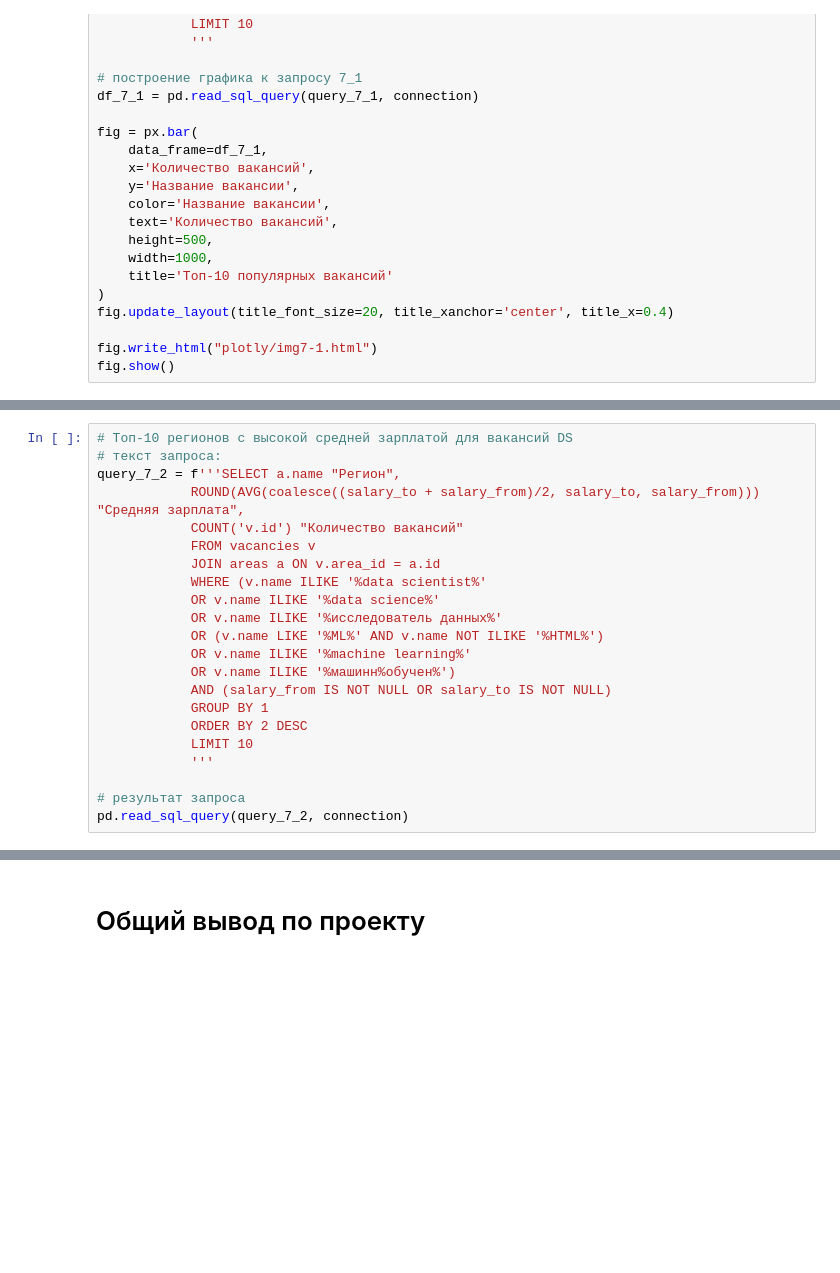
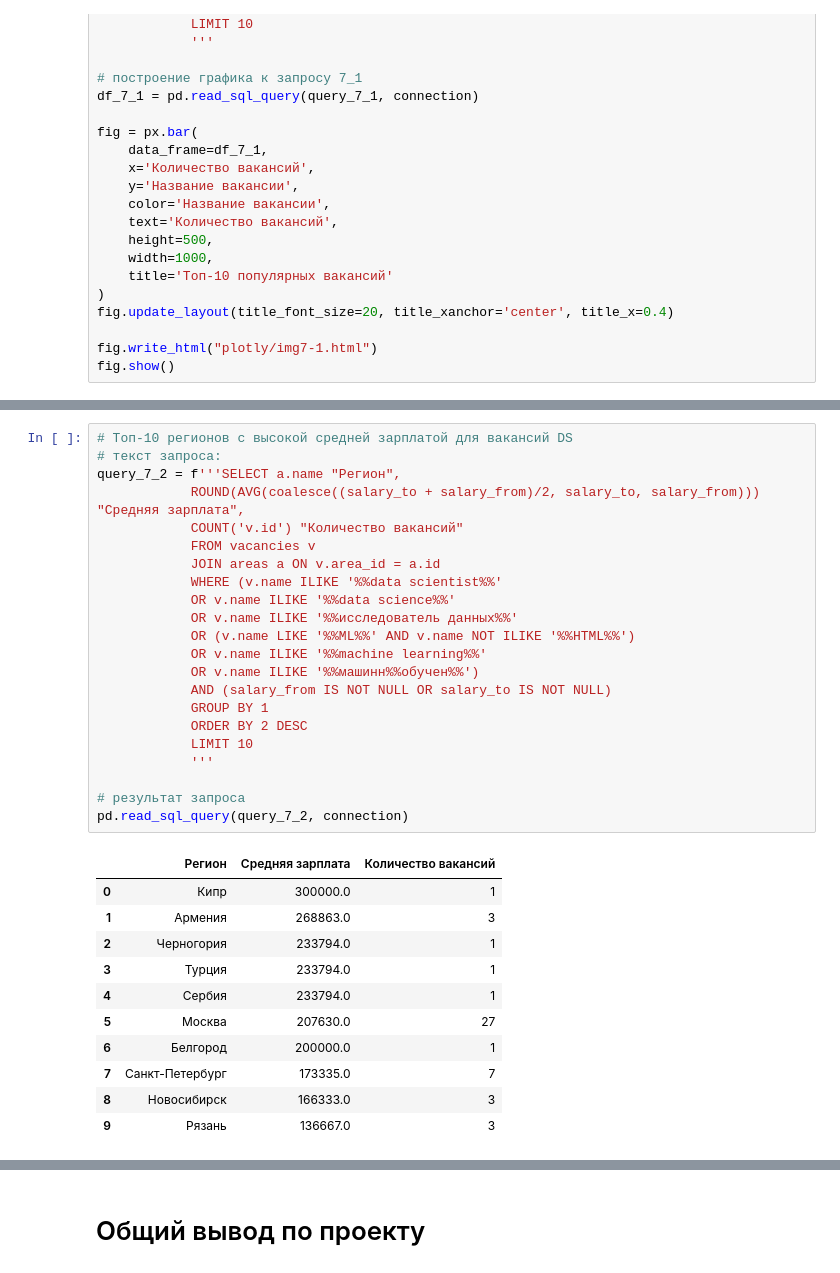
Before and after one commit to Yul-Art/SF-DST, a Jupyter notebook: PROJECT-2. Анализ вакансий из HeadHunter/Project_2_Анализ_вакансий_HH.ipynb, the cells around one changed output, grey strips where cells are left out. Cells and saved outputs as stored; diff of their text form; blank space fills up the shorter version.

```diff
--- a/PROJECT-2. Анализ вакансий из HeadHunter/Project_2_Анализ_вакансий_HH.ipynb
+++ b/PROJECT-2. Анализ вакансий из HeadHunter/Project_2_Анализ_вакансий_HH.ipynb
@@ -644,25 +672,37 @@ fig.show()
 # %%
 # Топ-10 регионов с высокой средней зарплатой для вакансий DS
 # текст запроса:
 query_7_2 = f'''SELECT a.name "Регион",
             ROUND(AVG(coalesce((salary_to + salary_from)/2, salary_to, salary_from))) "Средняя зарплата",
             COUNT('v.id') "Количество вакансий"
             FROM vacancies v
             JOIN areas a ON v.area_id = a.id
-            WHERE (v.name ILIKE '%data scientist%'
-            OR v.name ILIKE '%data science%'
-            OR v.name ILIKE '%исследователь данных%'
-            OR (v.name LIKE '%ML%' AND v.name NOT ILIKE '%HTML%')
-            OR v.name ILIKE '%machine learning%'
-            OR v.name ILIKE '%машинн%обучен%')
+            WHERE (v.name ILIKE '%%data scientist%%'
+            OR v.name ILIKE '%%data science%%'
+            OR v.name ILIKE '%%исследователь данных%%'
+            OR (v.name LIKE '%%ML%%' AND v.name NOT ILIKE '%%HTML%%')
+            OR v.name ILIKE '%%machine learning%%'
+            OR v.name ILIKE '%%машинн%%обучен%%')
             AND (salary_from IS NOT NULL OR salary_to IS NOT NULL)
             GROUP BY 1
             ORDER BY 2 DESC
             LIMIT 10
             '''
 
 # результат запроса
 pd.read_sql_query(query_7_2, connection)
+# %% [output]
+|  | Регион | Средняя зарплата | Количество вакансий |
+| 0 | Кипр | 300000.0 | 1 |
+| 1 | Армения | 268863.0 | 3 |
+| 2 | Черногория | 233794.0 | 1 |
+| 3 | Турция | 233794.0 | 1 |
+| 4 | Сербия | 233794.0 | 1 |
+| 5 | Москва | 207630.0 | 27 |
+| 6 | Белгород | 200000.0 | 1 |
+| 7 | Санкт-Петербург | 173335.0 | 7 |
+| 8 | Новосибирск | 166333.0 | 3 |
+| 9 | Рязань | 136667.0 | 3 |
 # %%
 # Топ-10 работодателей с высокой средней зарплатой для вакансий DS
 # текст запроса:
```
Also changed, not shown: parts of 19 cells of this notebook, 10 other files.
